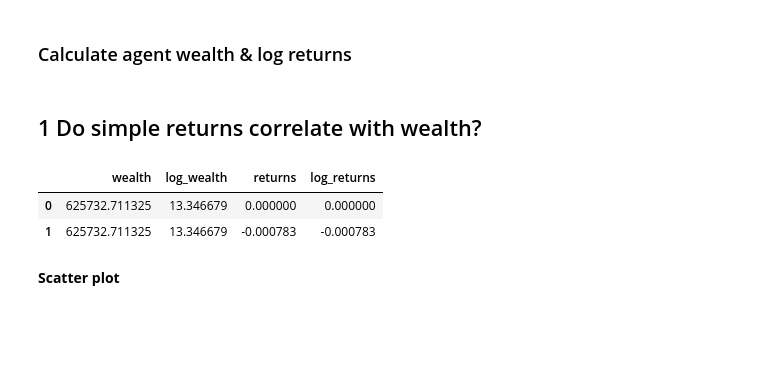
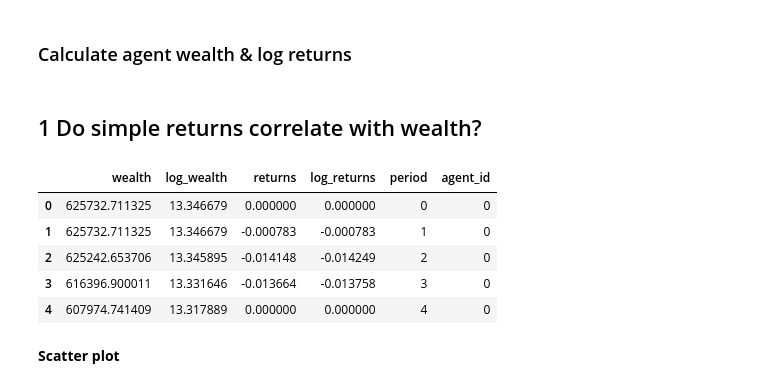
Before and after one commit to joerischasfoort/asset_volatility_wealth_inequality, a Jupyter notebook: stock-volatility-wealthy.ipynb, the cells around one changed output. Saved outputs shown, nothing was run; the diff lists cells and outputs as text; code cells hidden in the pictures; blank space fills up the shorter version.

```diff
--- a/stock-volatility-wealthy.ipynb
+++ b/stock-volatility-wealthy.ipynb
@@ -28,7 +24,7 @@ style.use('seaborn-ticks')
 params = {"trader_sample_size": 20, # selected for comp efficiency
           "n_traders": 100, # selected for comp efficiency
           "init_stocks": int(3788 / float(10)), # Campbell et al. 2019 total stocks / n-agents
-          "ticks": 1000, # lenght of Campbell et al. 2019 data
+          "ticks": 5000, # lenght of Campbell et al. 2019 data
           "fundamental_value": 1101.111,#818, # average of Campbell et al. 2019 market cap
           "std_fundamental": 0.05, # standard deviation Campell et al. prices, assuming efficient markets TODO
           "base_risk_aversion": 0.7, # estimate from Kim & Lee (2012)
@@ -54,7 +50,7 @@ Params to estimate is stdev noise?
 # %% [markdown]
 ## Run model
 # %%
-NRUNS = 10
+NRUNS = 1
 # %%
 trdrs = []
 orbs = []
@@ -78,7 +65,7 @@ Start of simulation  9
 ### Calculate agent wealth & log returns
 # %%
 portfolios = {}
-long_list_portfolios = {'wealth': [], 'log_wealth': [], 'returns': [], 'log_returns':[]}
+long_list_portfolios = {'wealth': [], 'log_wealth': [], 'returns': [], 'log_returns':[], 'period':[], 'agent_id': []}
 
 for seed in range(NRUNS):
     for p_idx, portf in enumerate(trdrs[seed]):
@@ -86,6 +73,8 @@ for seed in range(NRUNS):
         log_value_over_time = []
         returns_over_time = []
         log_returns_over_time = []
+        periods = []
+        agent = []
 
         for t in range(params["ticks"] - 1):
             v0 = portf.var.wealth[t]
@@ -96,11 +85,18 @@ for seed in range(NRUNS):
             returns_over_time.append(((v1 - v0) / v0))
             log_returns_over_time.append(np.log(v1/v0))
 
+            periods.append(t)
+            agent.append(p_idx)
+
         portfolios['value_{}_seed_{}'.format(p_idx, seed)] = value_over_time
         portfolios['log_value_{}_seed_{}'.format(p_idx, seed)] = log_value_over_time
         portfolios['return+1_{}_seed_{}'.format(p_idx, seed)] = returns_over_time
         portfolios['log_return+1_{}_seed_{}'.format(p_idx, seed)] = log_returns_over_time
 
+
+        long_list_portfolios['period'] += periods
+        long_list_portfolios['agent_id'] += agent
+
         long_list_portfolios['wealth'] += value_over_time
         long_list_portfolios['log_wealth'] += log_value_over_time
         long_list_portfolios['returns'] += returns_over_time
@@ -109,11 +105,14 @@ for seed in range(NRUNS):
 ## 1 Do simple returns correlate with wealth?
 # %%
 wealth_returns = pd.DataFrame(long_list_portfolios)
-wealth_returns.head(2)
+wealth_returns.head(5)
 # %% [output]
-|  | wealth | log_wealth | returns | log_returns |
-| 0 | 625732.711325 | 13.346679 | 0.000000 | 0.000000 |
-| 1 | 625732.711325 | 13.346679 | -0.000783 | -0.000783 |
+|  | wealth | log_wealth | returns | log_returns | period | agent_id |
+| 0 | 625732.711325 | 13.346679 | 0.000000 | 0.000000 | 0 | 0 |
+| 1 | 625732.711325 | 13.346679 | -0.000783 | -0.000783 | 1 | 0 |
+| 2 | 625242.653706 | 13.345895 | -0.014148 | -0.014249 | 2 | 0 |
+| 3 | 616396.900011 | 13.331646 | -0.013664 | -0.013758 | 3 | 0 |
+| 4 | 607974.741409 | 13.317889 | 0.000000 | 0.000000 | 4 | 0 |
 # %% [markdown]
 **Scatter plot**
 # %%
```
Also changed, not shown: parts of 31 cells of this notebook.
